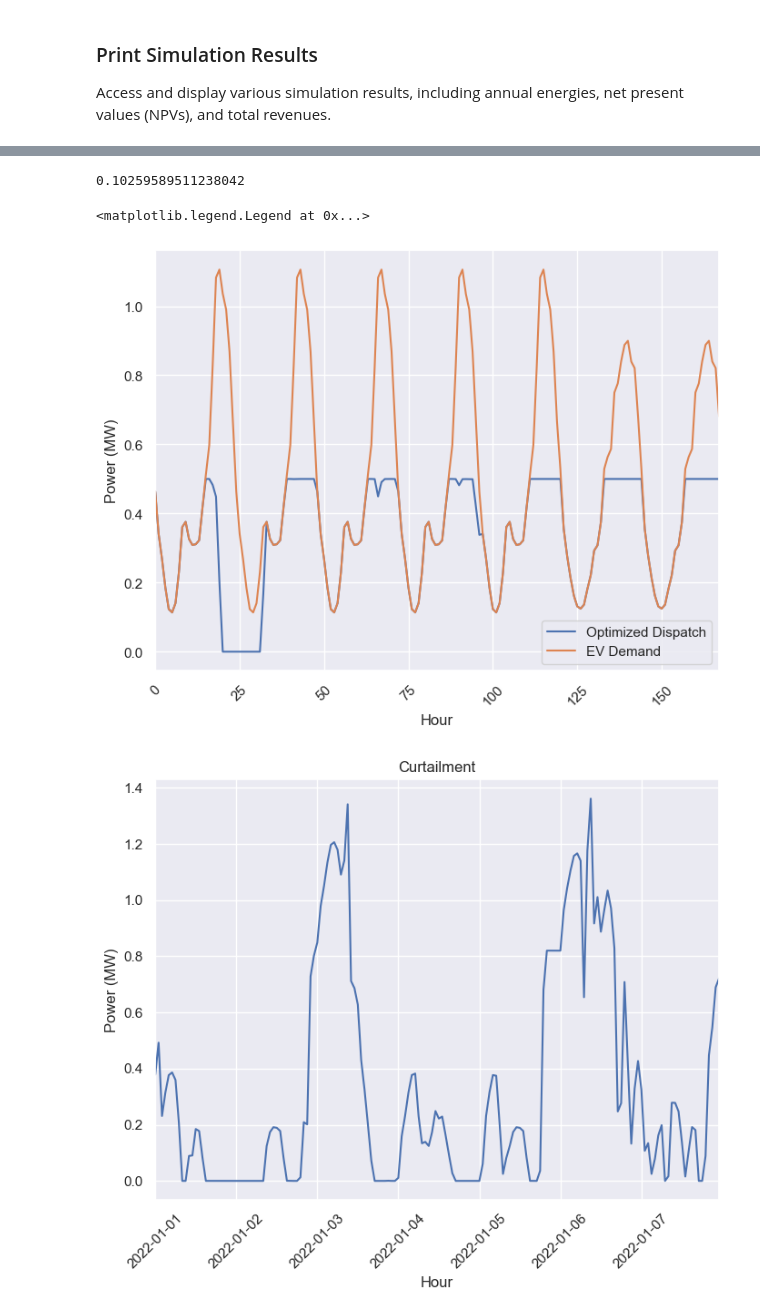
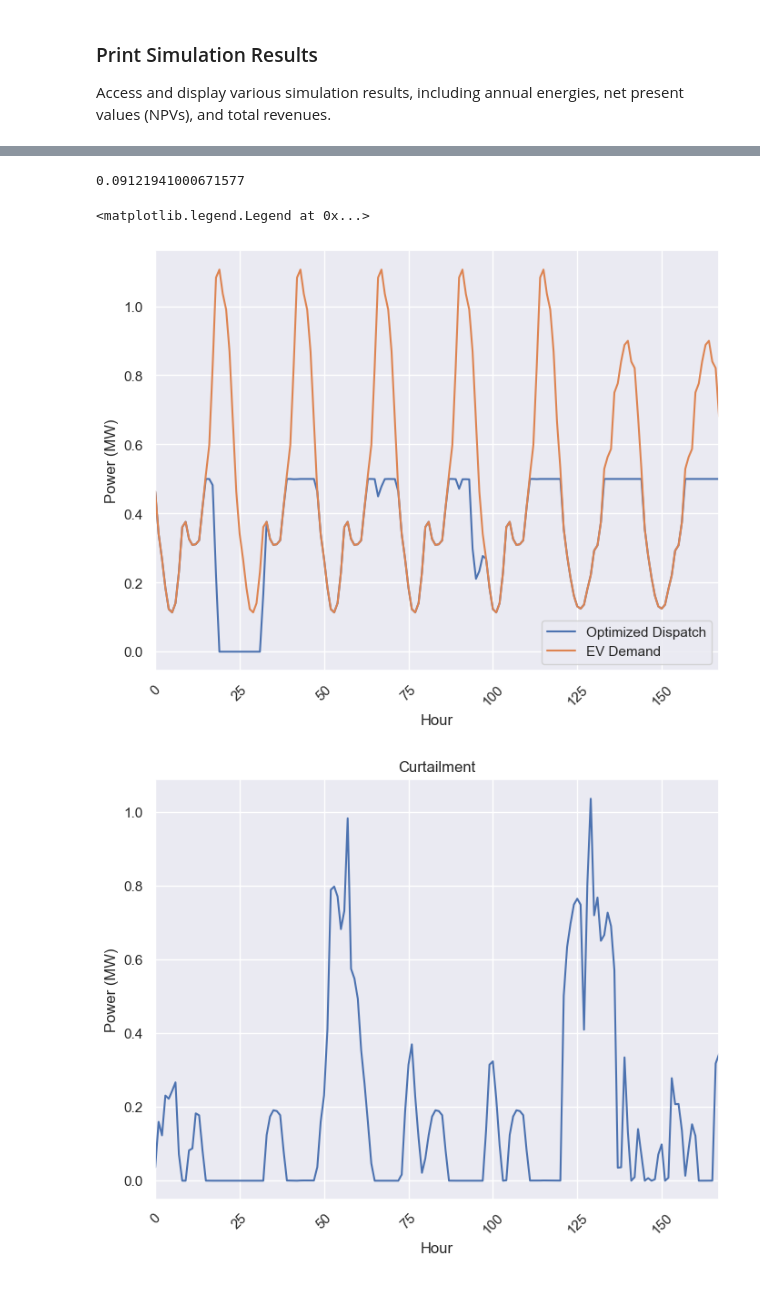
Before and after one commit to camirmas/HOPP, a Jupyter notebook: ev/notebooks/ev-load-following-battery.ipynb, the cells around one changed output, grey strips where cells are left out. Cells and saved outputs as stored; diff of their text form; code cells hidden in the pictures.

Commit message:
Update simulation notebook with optimum case

```diff
--- a/ev/notebooks/ev-load-following-battery.ipynb
+++ b/ev/notebooks/ev-load-following-battery.ipynb
@@ -71,3 +73,9 @@ site = SiteInfo(
 To generate the HOPP Model, instantiate the `HoppInterface` class and supply the required YAML configuration.
 
 `HOPPInterface` is capable of handling dictionary input as well as class instances. Here we demonstrate this by loading the YAML file as a dict, modifying it to include our site information, then passing it as an argument to `HoppInterface`. This is useful for programmatic configuration of simulation configs.
+# %%
+cases = load_case_results()
+
+case = cases[4]
+
+case
@@ -76,7 +91,7 @@ hopp_config = load_yaml("../inputs/ev-load-following-battery.yaml")
 # set SiteInfo instance
 hopp_config["site"] = site
 
+hopp_config["technologies"].update(case["technologies"])
+hopp_config["technologies"]["wind"]["num_turbines"] = 1
 
-hopp_config["technologies"]["pv"]["system_capacity_kw"] = 1029.500795
-hopp_config["technologies"]["wind"]["turbine_rating_kw"] = 1581.84918831
-hopp_config["technologies"]["battery"]["system_capacity_kwh"] = 2500.00020223
+hopp_config
@@ -147,20 +178,15 @@ ax.legend()
 # %%
 hybrid_plant.lcoe_real["hybrid"]/100
 # %% [output]
-0.10259589511238042
+0.09121941000671577
 # %%
 fig, ax = plt.subplots(figsize=(8, 6))
 
 x = np.arange(8760)
 y = np.array(hybrid_plant.generation_profile["hybrid"]) / 1000
 
-# ax.plot(dates, hybrid_plant.grid.missed_load[:periods], label="Missed Load")
-# ax.plot(dates, hybrid_plant.pv.generation_profile[:periods], label="PV Generation")
-# ax.plot(dates, hybrid_plant.wind.generation_profile[:periods], label="Wind Generation")
 ax.plot(x[:periods], y[:periods], label="Optimized Dispatch")
 ax.plot(x[:periods], ev_load[:periods] / 1000, label="EV Demand")
-# ax.plot(dates, y[:periods], label="Hybrid Generation")
-# ax.plot(dates, ev_load[:periods] / 1000, label="EV Demand")
 
 ax.set_xticks(ax.get_xticks(), ax.get_xticklabels(), rotation=45)
 
@@ -171,21 +197,20 @@ ax.set_xmargin(0)
 ax.legend()
 # %% [output]
 <matplotlib.legend.Legend at 0x...>
-[figure, old version]
+[figure, new version]
 # %%
 fig, ax = plt.subplots(figsize=(8, 6))
 
 x = np.arange(8760)
 y = np.array(hybrid_plant.grid.schedule_curtailed) / 1000
 
-ax.plot(dates, y[:periods])
-# ax.plot(dates, ev_load[:periods] / 1000, label="EV Demand")
+ax.plot(x[:periods], y[:periods])
 
 ax.set_xticks(ax.get_xticks(), ax.get_xticklabels(), rotation=45)
 
 ax.set_title("Curtailment")
 ax.set_xlabel("Hour")
 ax.set_ylabel("Power (MW)")
 ax.set_xmargin(0)
 # %% [output]
-[figure, old version]
+[figure, new version]
```
Also changed, not shown: parts of 10 cells of this notebook.
